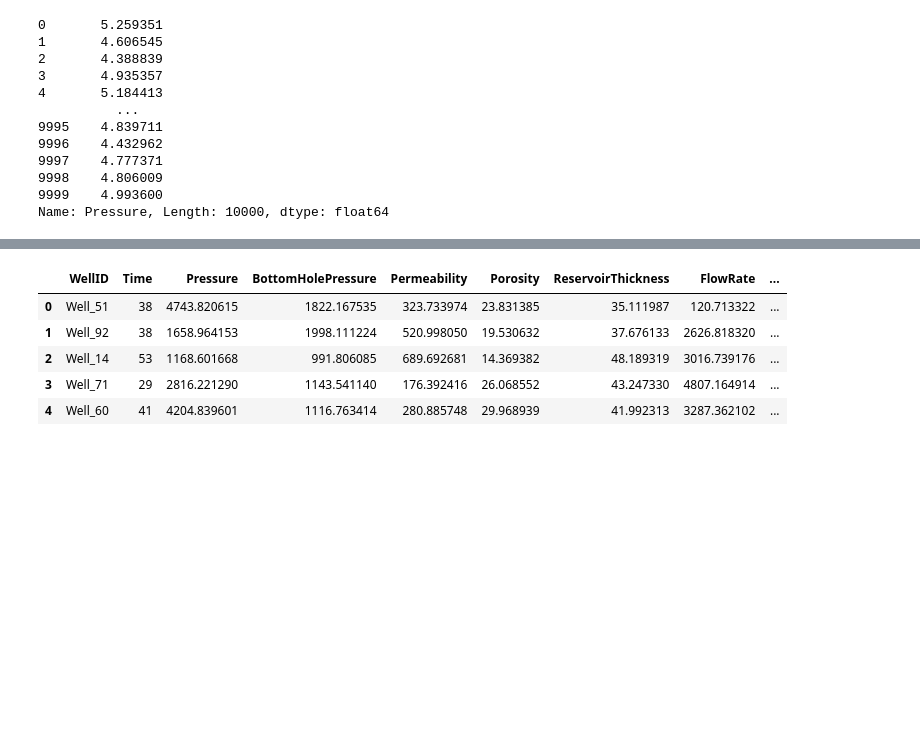
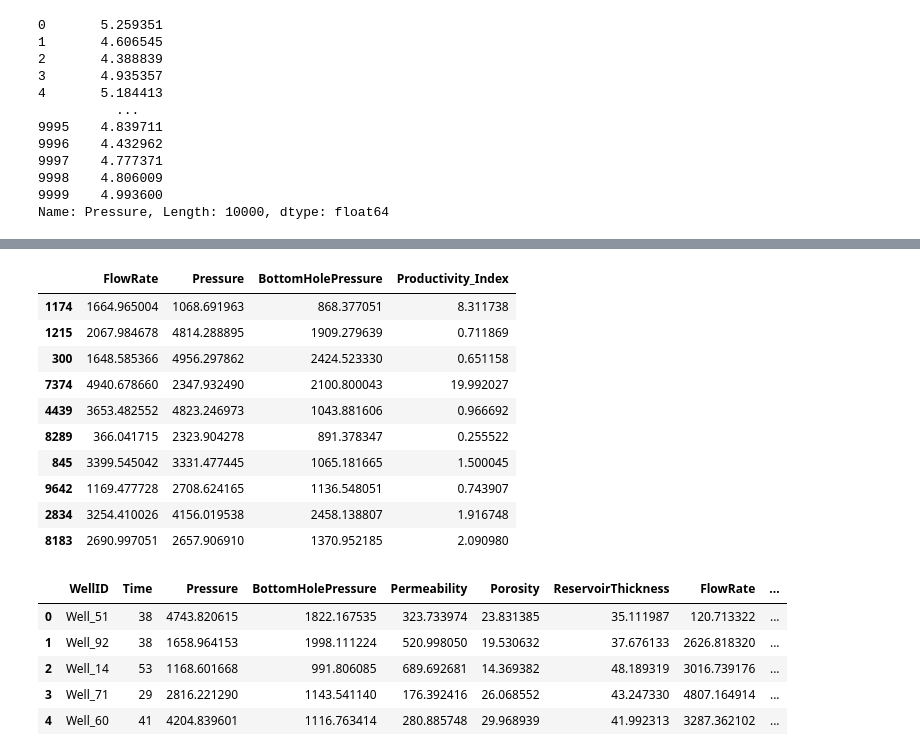
Before and after one commit to xaramillo/ml-bootcamp-labs, a Jupyter notebook: notebooks/laboratorio-s15.ipynb, the cells around one changed output, grey strips where cells are left out. Cells and saved outputs as stored; diff of their text form; code cells hidden in the pictures; blank space fills up the shorter version.

```diff
--- a/notebooks/laboratorio-s15.ipynb
+++ b/notebooks/laboratorio-s15.ipynb
@@ -37,6 +31,4 @@ def log_base(n,base=5):
     """Devuelve el logaritmo de un número en la base especificada"""
     return np.log(n) / np.log(base)
-# %%
-df['log_pressure'] = log_base(df['Pressure'])
 # %%
 # Aplicar la función log base a nuestro dataframe:
@@ -140,10 +99,0 @@ df.head
-# %%
-# Multivariable Feature Engineering
-# Indice de productividad
-df['Productivity_Index']= df['FlowRate'] / (df['Pressure'] - df['BottomHolePressure'])
-
-# Número de Reydolds
-df['Reynolds_Index'] = (df['FlowRate'] * df['Density']) / df['Viscosity']
-
-# Porosidad por espesor
-df['Porosity_Thickness_Index'] = df['Porosity'] / df['ReservoirThickness']
@@ -149,0 +105,14 @@ df['Porosity_Thickness_Index'] = df['Porosity'] / df['ReservoirThickness']
+# %%
+df[['FlowRate','Pressure','BottomHolePressure','Productivity_Index']].sample(10)
+# %% [output]
+|  | FlowRate | Pressure | BottomHolePressure | Productivity_Index |
+| 1174 | 1664.965004 | 1068.691963 | 868.377051 | 8.311738 |
+| 1215 | 2067.984678 | 4814.288895 | 1909.279639 | 0.711869 |
+| 300 | 1648.585366 | 4956.297862 | 2424.523330 | 0.651158 |
+| 7374 | 4940.678660 | 2347.932490 | 2100.800043 | 19.992027 |
+| 4439 | 3653.482552 | 4823.246973 | 1043.881606 | 0.966692 |
+| 8289 | 366.041715 | 2323.904278 | 891.378347 | 0.255522 |
+| 845 | 3399.545042 | 3331.477445 | 1065.181665 | 1.500045 |
+| 9642 | 1169.477728 | 2708.624165 | 1136.548051 | 0.743907 |
+| 2834 | 3254.410026 | 4156.019538 | 2458.138807 | 1.916748 |
+| 8183 | 2690.997051 | 2657.906910 | 1370.952185 | 2.090980 |
```
Also changed, not shown: parts of 29 cells of this notebook, 9 other files.
